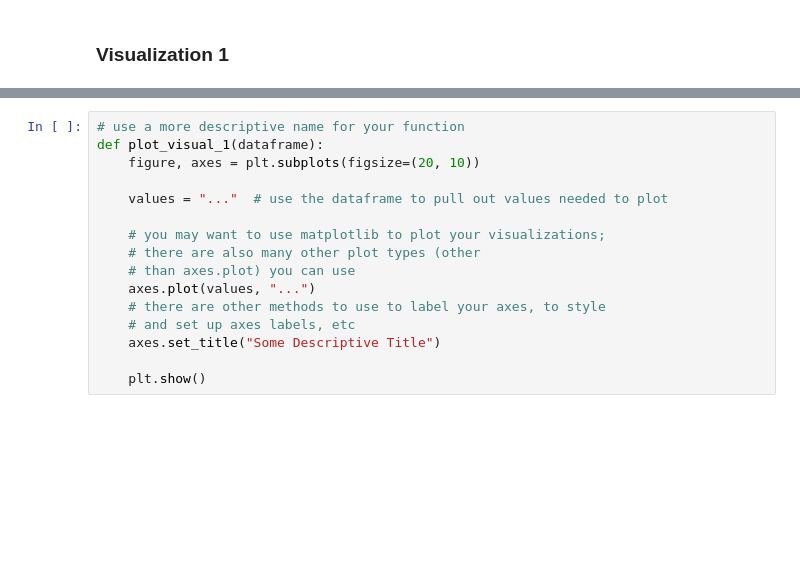
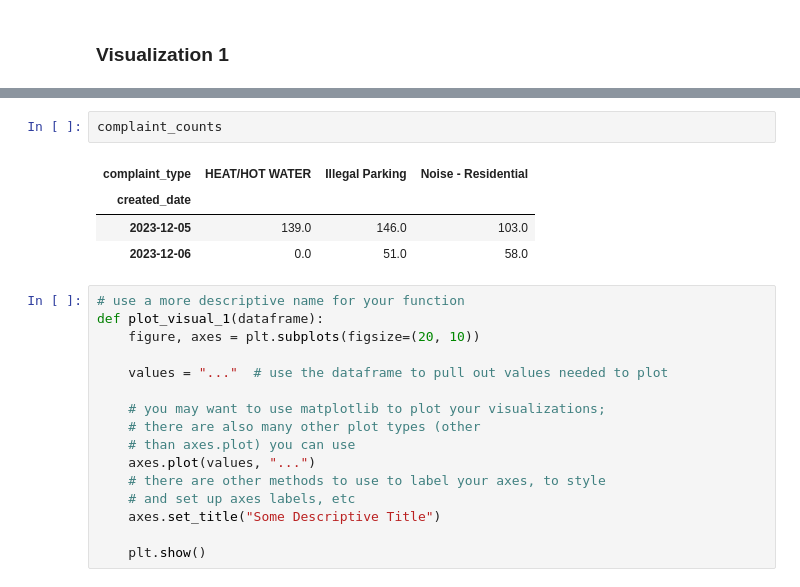
Before and after one commit to Shuochun/4501_final_project, a Jupyter notebook: Project Code.ipynb, the cells around one changed output, grey strips where cells are left out. Drawn from its saved outputs; the diff is of its cells as text; blank space fills up the shorter version.

```diff
--- a/Project Code.ipynb
+++ b/Project Code.ipynb
@@ -765,3 +848,10 @@ write_query_to_file(QUERY_6, QUERY_6_FILENAME)
+# %%
+complaint_counts
+# %% [output]
+| complaint_type | HEAT/HOT WATER | Illegal Parking | Noise - Residential |
+| created_date |  |  |  |
+| 2023-12-05 | 139.0 | 146.0 | 103.0 |
+| 2023-12-06 | 0.0 | 51.0 | 58.0 |
 # %%
 # use a more descriptive name for your function
 def plot_visual_1(dataframe):
```
Also changed, not shown: parts of 15 cells of this notebook.
